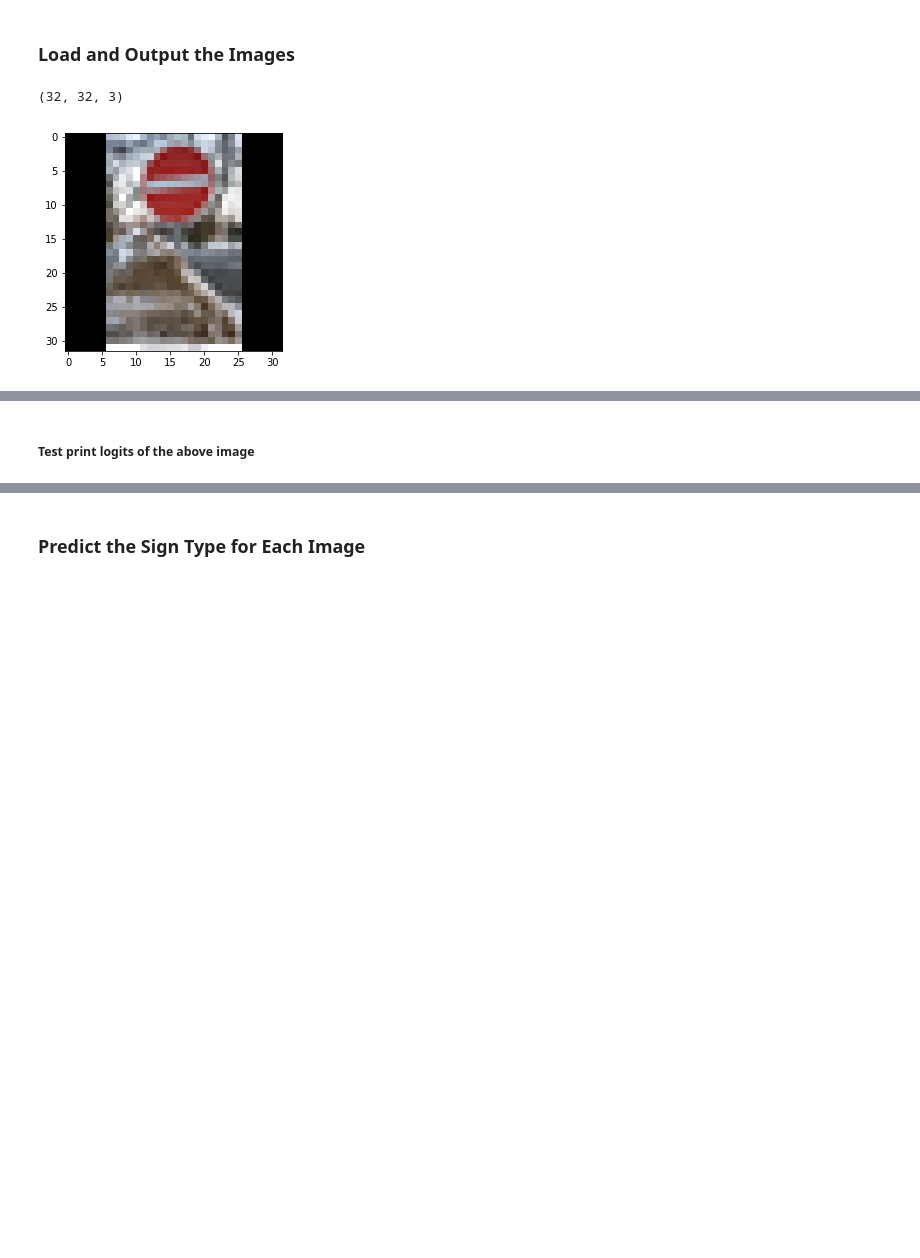
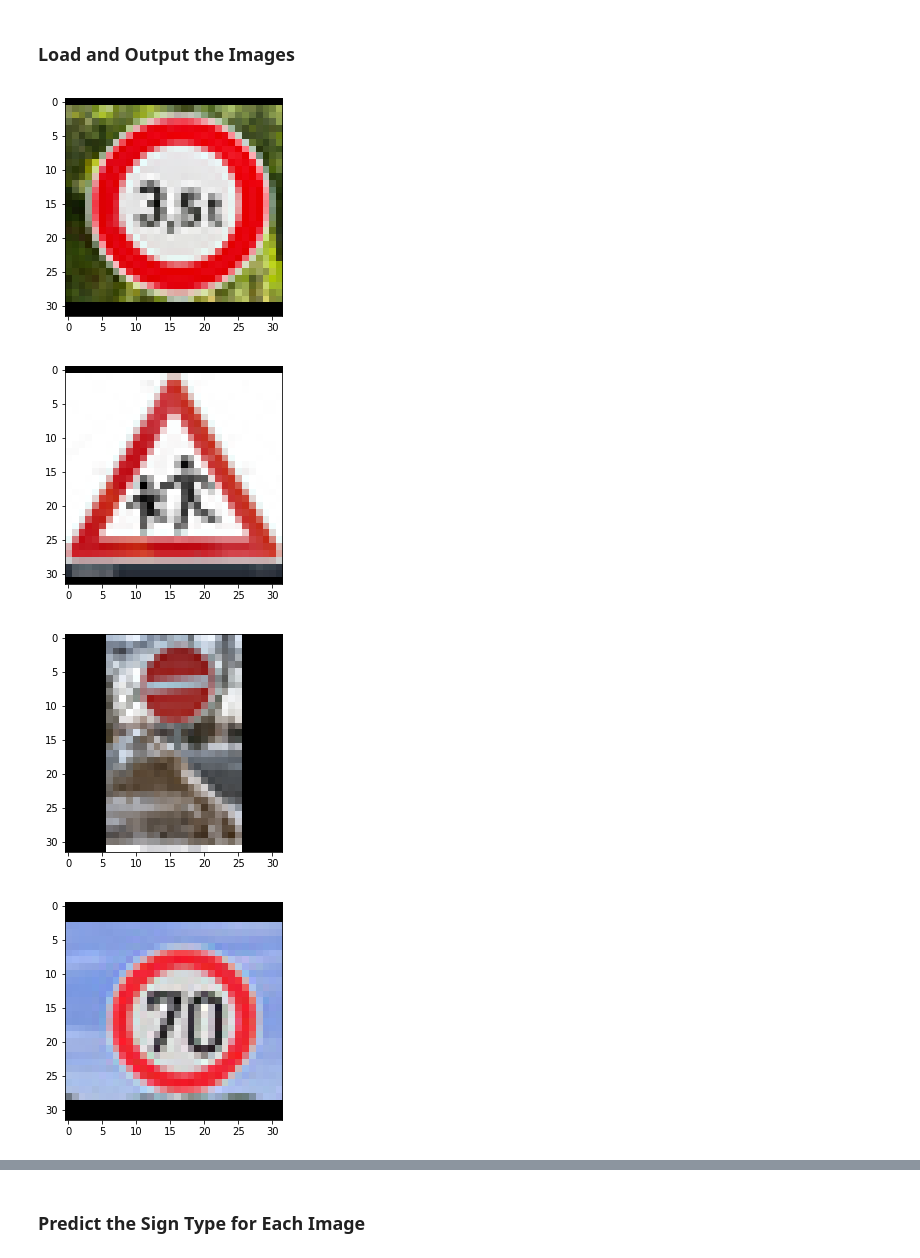
Before and after one commit to khushn/carnd_p2, a Jupyter notebook: Traffic_Sign_Classifier.ipynb, the cells around one changed output, grey strips where cells are left out. Saved outputs shown, nothing was run; the diff lists cells and outputs as text; code cells hidden in the pictures; blank space fills up the shorter version.

```diff
--- a/Traffic_Sign_Classifier.ipynb
+++ b/Traffic_Sign_Classifier.ipynb
@@ -370,42 +370,58 @@ You may find `signnames.csv` useful as it contains mappings from the class id (i
 # %%
 ### Load the images and plot them here.
 ### Feel free to use as many code cells as needed.
 import os,sys
 from PIL import Image
 
 def read_resize_img(img_file_path, sz=32):
     jpg = Image.open(img_file_path)
     jp_sz=jpg.size
     max_sz = max(jp_sz[0], jp_sz[1])
     scaling=sz/max_sz
     r_jpg = jpg.resize(( int(scaling*jp_sz[0]), int(scaling*jp_sz[1]) ) , Image.ANTIALIAS)
     npx = np.array(r_jpg)
     return npx
 
 def pad_img(img, sz=32):
     y=img.shape[0]
     x=img.shape[1]
     yd=sz-y
     y1=int(yd/2)
     y2=yd-y1
     xd=sz-x
     x1=int(xd/2)
     x2=xd-x1
     pad_img = np.pad(img, ((y1, y2), (x1, x2), (0, 0)), 'constant')
     return pad_img
 
-np_img = normalize_img(pad_img(read_resize_img("images_from_web/no_entry.jpg")))
-#print(np_img)
-print ( np_img.shape )
-plt.imshow(np_img)
-plt.show()
+def plot_img(imgp):
+    plt.imshow(imgp)
+    plt.show()
 
-np_img2=pad_img(read_resize_img("images_from_web/sl_70.jpg"))
-new_img=[]
+def read_img_from_file(img_file):
+    np_img = normalize_img(pad_img(read_resize_img("images_from_web/" + img_file)))
+    return np_img
 
-new_img.append(np_img)
-new_img.append(np_img2)
-#print(new_img)
+def read_all_images(img_files, plot=False):
+    new_img_arr=[]
+    for img_file in img_files:
+        np_img = read_img_from_file(img_file)
+        if plot:
+            plot_img(np_img)
+        new_img_arr.append(np_img)
+    return new_img_arr
+
+#images got from the web
+new_images=['3_5_ton.jpg', 'children.jpg', 'no_entry.jpg', 'sl_70.jpg', 'sl_80.jpg', 'sl_100.jpg', 'sl_80_3.jpg',
+            'stop.jpg', 'wild_animals.jpg', 'pedestrians.jpg', 'priority.jpg']
+
+#their y values
+y_new_images=[10, 28, 17, 4, 5, 7, 5,
+             14, 31, 27, 12]
+
+rd_imgs=read_all_images(new_images, True)
 # %% [output]
-(32, 32, 3)
-[figure, old version]
+[figure, new version]
+[figure, added]
+[figure, added]
+[figure, added]
@@ -412,2 +434,0 @@ new_img.append(np_img2)
-# %% [markdown]
-##### Test print logits of the above image
```
Also changed, not shown: parts of 10 cells of this notebook, 18 other files.
